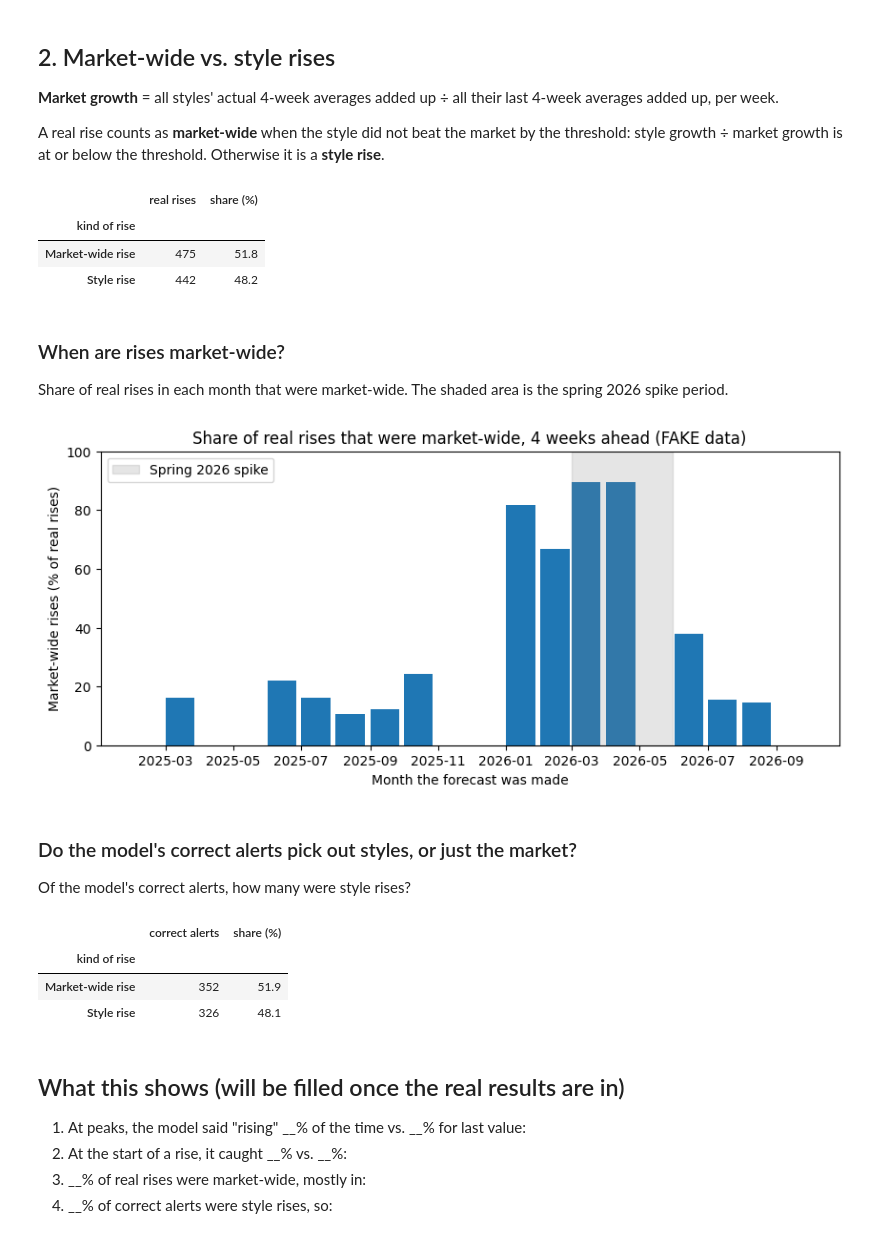
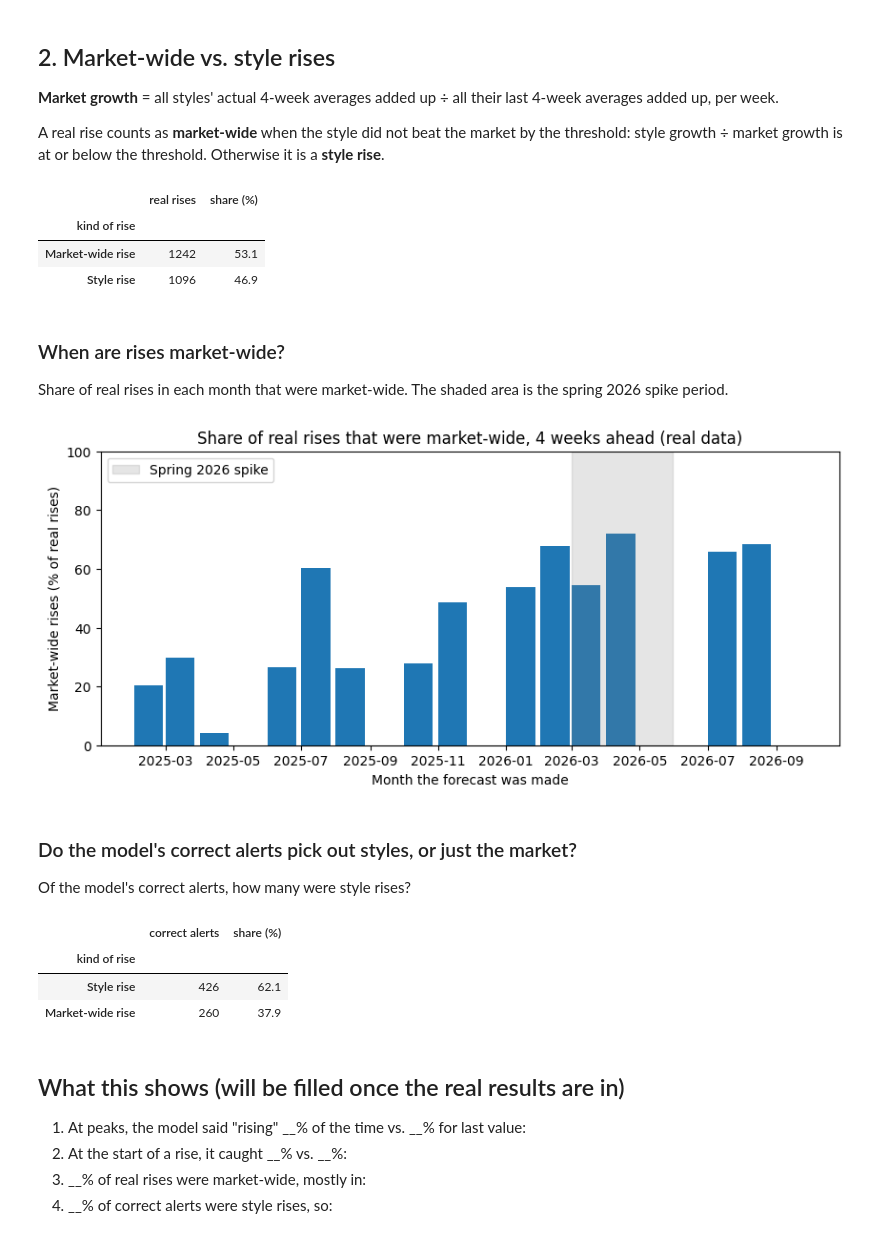
Before and after one commit to samichi-rungta/fashion-trends-forcasting, a Jupyter notebook: analysis/02_turning_points_market.ipynb, the cells around one changed output. Cells and saved outputs as stored; diff of their text form; code cells hidden in the pictures.

Commit message:
Adapt analysis to real results, threshold 1.2

```diff
--- a/analysis/02_turning_points_market.ipynb
+++ b/analysis/02_turning_points_market.ipynb
@@ -13,7 +13,7 @@ from pathlib import Path
 import matplotlib.pyplot as plt
 import pandas as pd
 
-from common import load_predictions, RISING_THRESHOLD
+from common import load_predictions, RISING_THRESHOLD, DATA_LABEL
 
 FIGURES = Path("figures")
 FIGURES.mkdir(exist_ok=True)
@@ -24,9 +24,7 @@ df = df[df["horizon"] == HORIZON].copy()
 df["said_rising"] = df["predicted_growth"] > RISING_THRESHOLD
 df["rose"] = df["actual_growth"] > RISING_THRESHOLD
 
-# Recent jump = last 4-week average ÷ the 4-week average one month earlier (same as notebook 01).
-df = df.sort_values(["model", "item", "origin"])
-df["recent_jump"] = df["last4_avg"] / df.groupby(["model", "item"])["last4_avg"].shift(4)
+# recent_jump (last 4 weeks vs. the 4 weeks before) comes from common.py
 df = df.dropna(subset=["recent_jump"])
 print(f"{len(df):,} forecasts, {HORIZON} weeks ahead")
 # %% [output]
@@ -90,8 +88,8 @@ pd.DataFrame({"real rises": kind.value_counts(),
 # %% [output]
 |  | real rises | share (%) |
 | kind of rise |  |  |
-| Market-wide rise | 475 | 51.8 |
-| Style rise | 442 | 48.2 |
+| Market-wide rise | 1242 | 53.1 |
+| Style rise | 1096 | 46.9 |
 # %% [markdown]
 ### When are rises market-wide?
 
@@ -99,20 +97,20 @@ Share of real rises in each month that were market-wide. The shaded area is the
 # %%
 rises = rises.assign(month=rises["origin"].dt.to_period("M").dt.to_timestamp(),
                      market_wide=~rises["beats_market"])
 monthly = 100 * rises.groupby("month")["market_wide"].mean()
 
 fig, ax = plt.subplots(figsize=(10, 4))
 ax.bar(monthly.index, monthly.values, width=26, align="edge")
 ax.axvspan(pd.Timestamp("2026-03-01"), pd.Timestamp("2026-05-31"), color="grey", alpha=0.2, label="Spring 2026 spike")
-ax.set_title(f"Share of real rises that were market-wide, {HORIZON} weeks ahead (FAKE data)")
+ax.set_title(f"Share of real rises that were market-wide, {HORIZON} weeks ahead ({DATA_LABEL})")
 ax.set_xlabel("Month the forecast was made")
 ax.set_ylabel("Market-wide rises (% of real rises)")
 ax.set_ylim(0, 100)
 ax.legend()
 fig.savefig(FIGURES / "02_market_wide_rises_by_month.png", dpi=200, bbox_inches="tight")
 plt.show()
 # %% [output]
-[figure, old version]
+[figure, new version]
 # %% [markdown]
 ### Do the model's correct alerts pick out styles, or just the market?
 
@@ -125,8 +123,8 @@ pd.DataFrame({"correct alerts": picked.value_counts(),
 # %% [output]
 |  | correct alerts | share (%) |
 | kind of rise |  |  |
-| Market-wide rise | 352 | 51.9 |
-| Style rise | 326 | 48.1 |
+| Style rise | 426 | 62.1 |
+| Market-wide rise | 260 | 37.9 |
 # %% [markdown]
 ## What this shows (will be filled once the real results are in)
 
```
Also changed, not shown: parts of 3 cells of this notebook, 6 other files.
